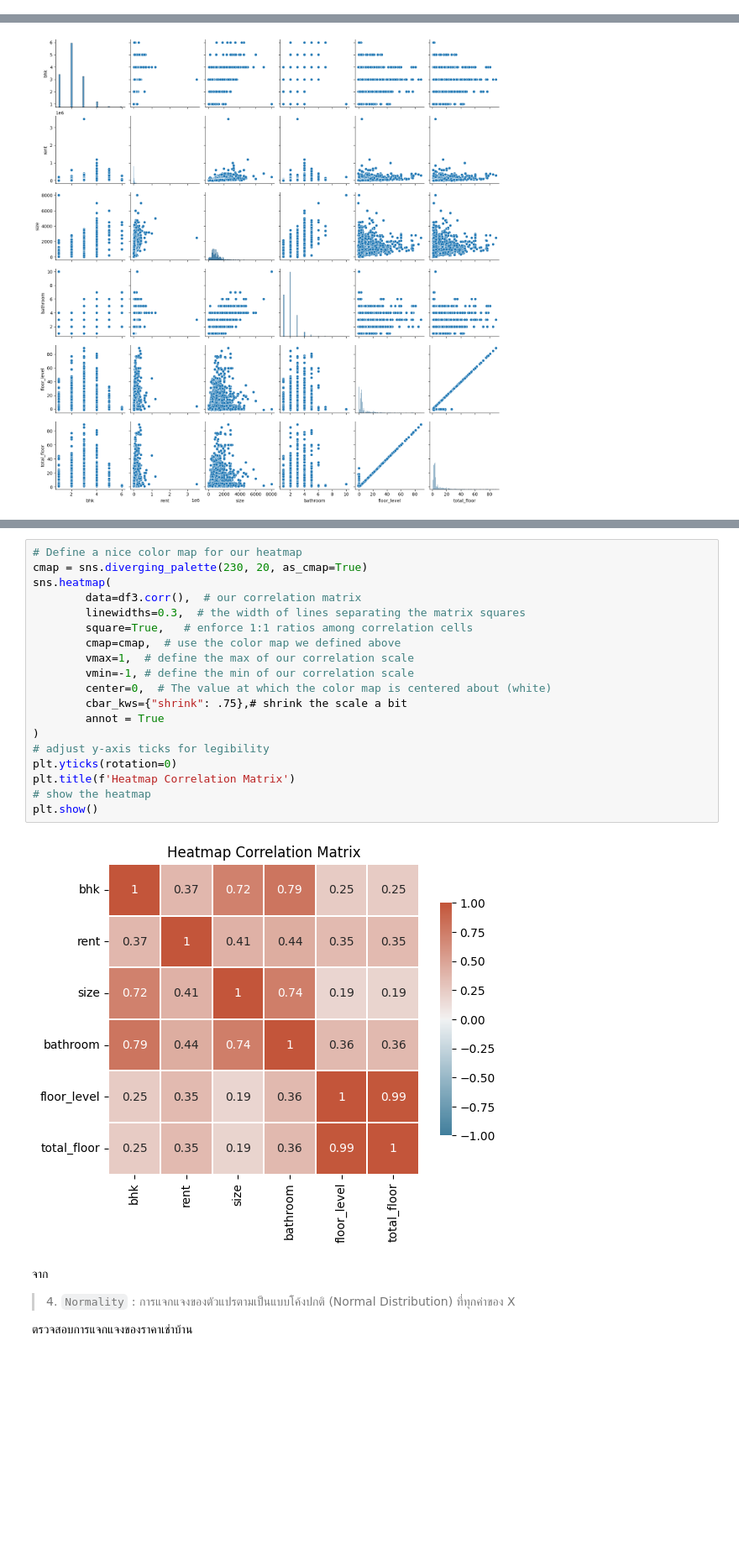
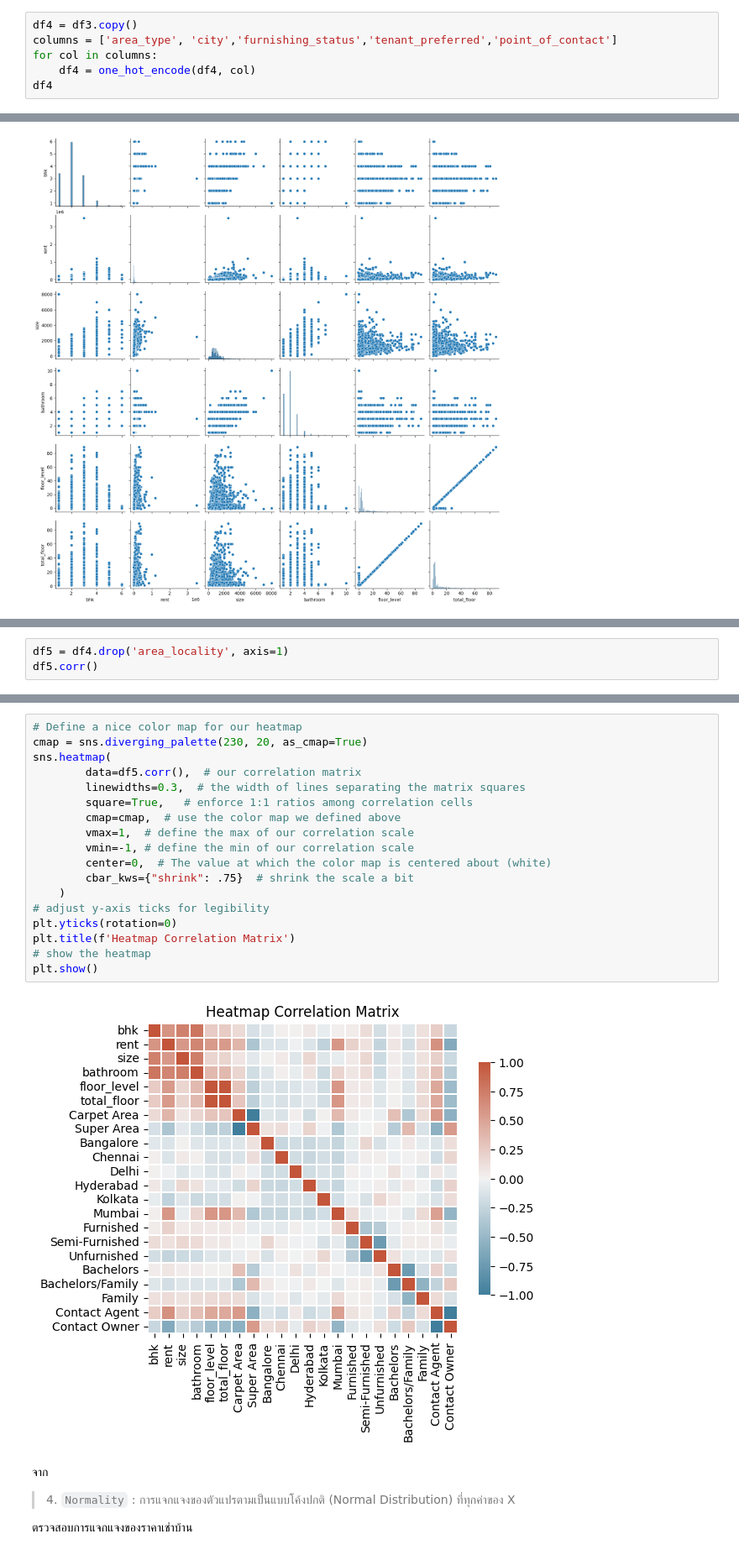
Before and after one commit to MrYellowSock/House-Rent-Prediction-in-India, a Jupyter notebook: HouseRentIndia.ipynb, the cells around one changed output, grey strips where cells are left out. Shown at 84% size. Drawn from its saved outputs; the diff is of its cells as text; blank space fills up the shorter version.

```diff
--- a/HouseRentIndia.ipynb
+++ b/HouseRentIndia.ipynb
@@ -241,0 +221,6 @@ df.head()
+# %%
+df4 = df3.copy()
+columns = ['area_type', 'city','furnishing_status','tenant_preferred','point_of_contact']
+for col in columns:
+    df4 = one_hot_encode(df4, col)
+df4
@@ -269 +273,4 @@ sns.pairplot(df3)
 </div>
+# %%
+df5 = df4.drop('area_locality', axis=1)
+df5.corr()
@@ -270,24 +296,23 @@ sns.pairplot(df3)
 # %%
 # Define a nice color map for our heatmap
 cmap = sns.diverging_palette(230, 20, as_cmap=True)
 sns.heatmap(
-        data=df3.corr(),  # our correlation matrix
+        data=df5.corr(),  # our correlation matrix
         linewidths=0.3,  # the width of lines separating the matrix squares
         square=True,   # enforce 1:1 ratios among correlation cells
         cmap=cmap,  # use the color map we defined above
         vmax=1,  # define the max of our correlation scale
         vmin=-1, # define the min of our correlation scale
         center=0,  # The value at which the color map is centered about (white)
-        cbar_kws={"shrink": .75},# shrink the scale a bit
-        annot = True
-)
+        cbar_kws={"shrink": .75}  # shrink the scale a bit
+    )
 # adjust y-axis ticks for legibility
 plt.yticks(rotation=0)
 plt.title(f'Heatmap Correlation Matrix')
 # show the heatmap
 plt.show()
 # %% [output]
-[figure, old version]
+[figure, new version]
 # %% [markdown]
 จาก
 > 4\. `Normality` : การแจกแจงของตัวแปรตามเป็นแบบโค้งปกติ (Normal Distribution) ที่ทุกค่าของ X
```
Also changed, not shown: parts of 38 cells of this notebook.
